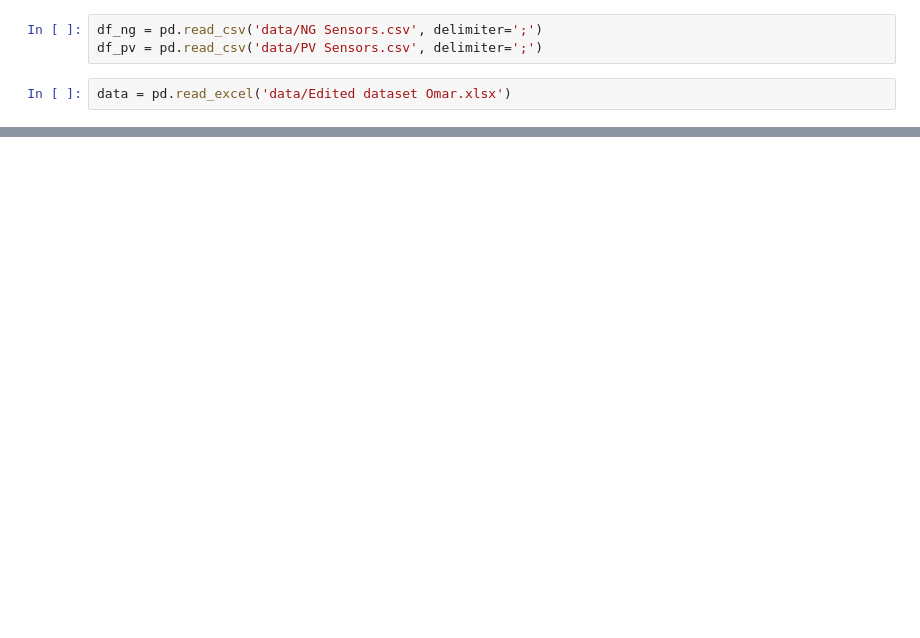
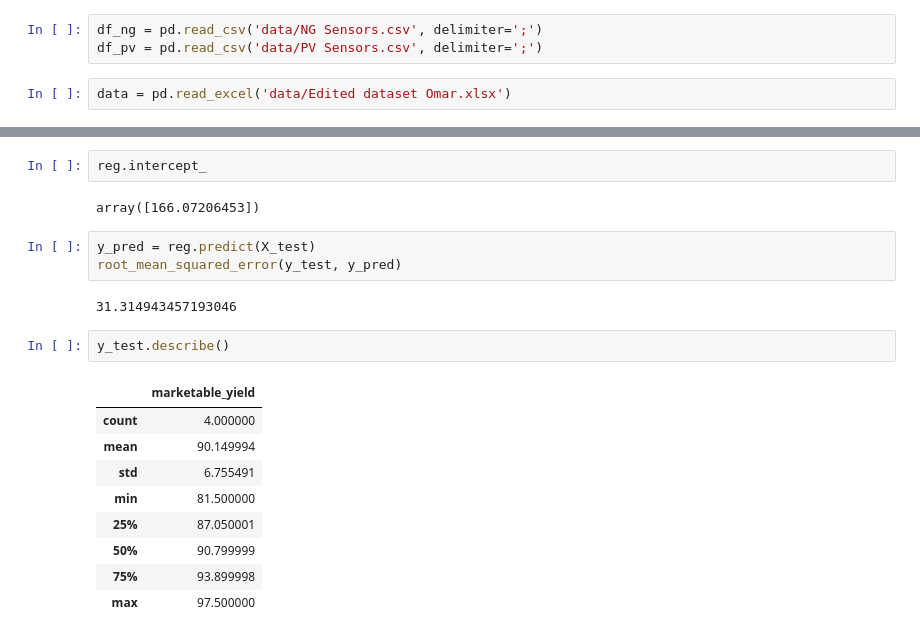
Before and after one commit to taniabuzykina/keylife-ng-pv, a Jupyter notebook: 1. read_data.ipynb, the cells around one changed output, grey strips where cells are left out. Saved outputs shown, nothing was run; the diff lists cells and outputs as text; blank space fills up the shorter version.

```diff
--- a/1. read_data.ipynb
+++ b/1. read_data.ipynb
@@ -33,0 +110,21 @@ data
+# %%
+reg.intercept_
+# %% [output]
+array([166.07206453])
+# %%
+y_pred = reg.predict(X_test)
+root_mean_squared_error(y_test, y_pred)
+# %% [output]
+31.314943457193046
+# %%
+y_test.describe()
+# %% [output]
+|  | marketable_yield |
+| count | 4.000000 |
+| mean | 90.149994 |
+| std | 6.755491 |
+| min | 81.500000 |
+| 25% | 87.050001 |
+| 50% | 90.799999 |
+| 75% | 93.899998 |
+| max | 97.500000 |
```
Also changed, not shown: parts of 16 cells of this notebook.
